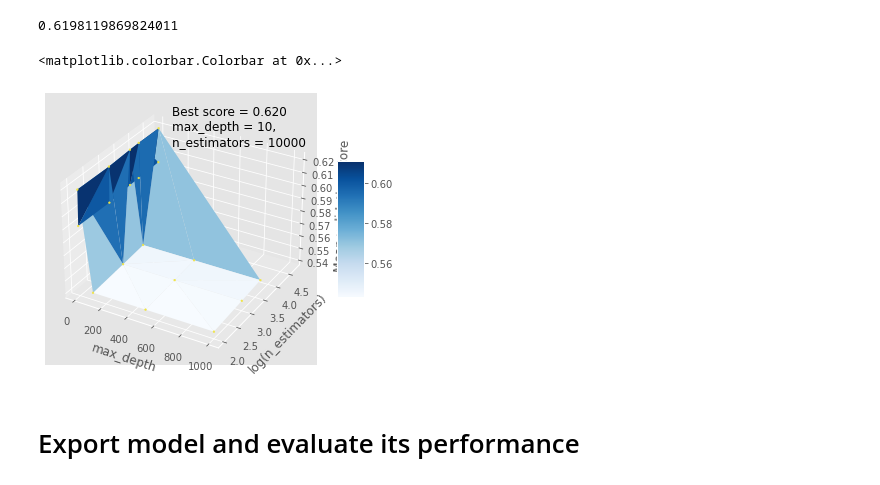
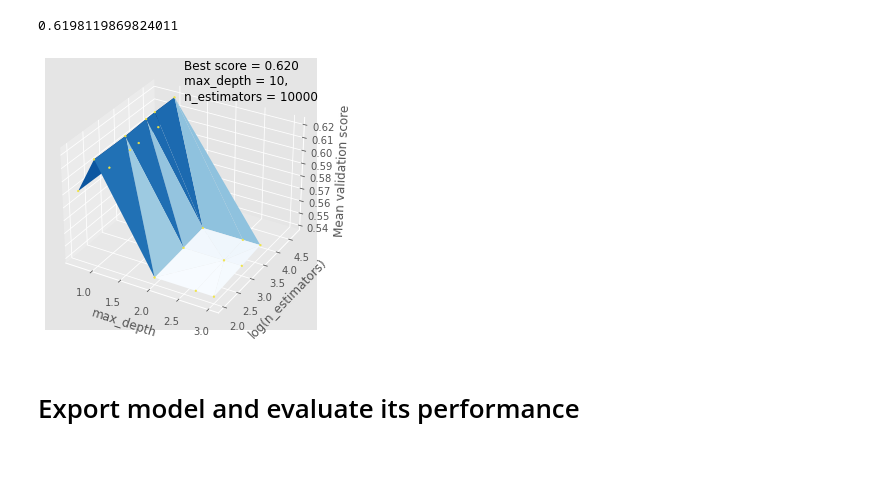
Before and after one commit to dispink/WASA-faciesXRF, a Jupyter notebook: ML_element_06.ipynb, the cells around one changed output. Saved outputs shown, nothing was run; the diff lists cells and outputs as text; code cells hidden in the pictures.

```diff
--- a/ML_element_06.ipynb
+++ b/ML_element_06.ipynb
@@ -55,31 +55,30 @@ np.max(rf_df.mean_test_score.astype(float))
 # %%
 from mpl_toolkits.mplot3d import Axes3D
 from matplotlib import cm
 
 fig = plt.figure(figsize = (7,5))
 ax = plt.gca(projection='3d')
 xx = rf_df.param_max_depth.values.astype(int)
 yy = rf_df.param_n_estimators.values.astype(int)
 zz = rf_df.mean_test_score.values.astype(float)
 max_index = np.argmax(zz)
 
-surf = ax.plot_trisurf(xx, np.log10(yy), zz, cmap = cm.Blues, linewidth = 0.1)
-ax.scatter(xx, np.log10(yy), zz, c = 'C4', s = 3, alpha = 1)
+surf = ax.plot_trisurf(np.log10(xx), np.log10(yy), zz, cmap = cm.Blues, linewidth = 0.1)
+ax.scatter(np.log10(xx), np.log10(yy), zz, c = 'C4', s = 3, alpha = 1)
 
 # mark the best score
 text = 'Best score = {:.3f}\nmax_depth = {},\nn_estimators = {}'.format(zz[max_index], xx[max_index], yy[max_index])
-ax.text(700, 2, .67,text, fontsize = 12)
+ax.text(2.5, 2, .68,text, fontsize = 12)
 #ax.quiver(np.log10(xx[max_index]), np.log10(yy[max_index]), zz[max_index],
 #          .3, .3, .3, color='gray', alpha=.6)
 
 ax.set_xlabel('max_depth')
 ax.set_ylabel('log(n_estimators)')
 ax.set_zlabel('Mean validation score')
-fig.colorbar(surf, shrink = 0.5, aspect = 5)
-#fig.savefig('results/roll_rf_grid_20201123.png')
+#fig.colorbar(surf, shrink = 0.5, aspect = 5)
+fig.savefig('results/roll_rf_grid_20201123.png')
 # %% [output]
-<matplotlib.colorbar.Colorbar at 0x...>
-[figure, old version]
+[figure, new version]
 # %% [markdown]
 # Export model and evaluate its performance
 # %%
```
Also changed, not shown: parts of 1 cell of this notebook.
